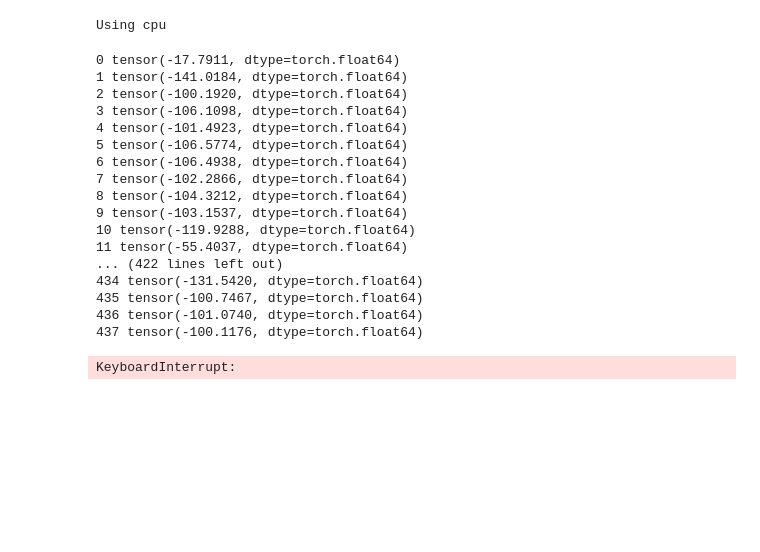
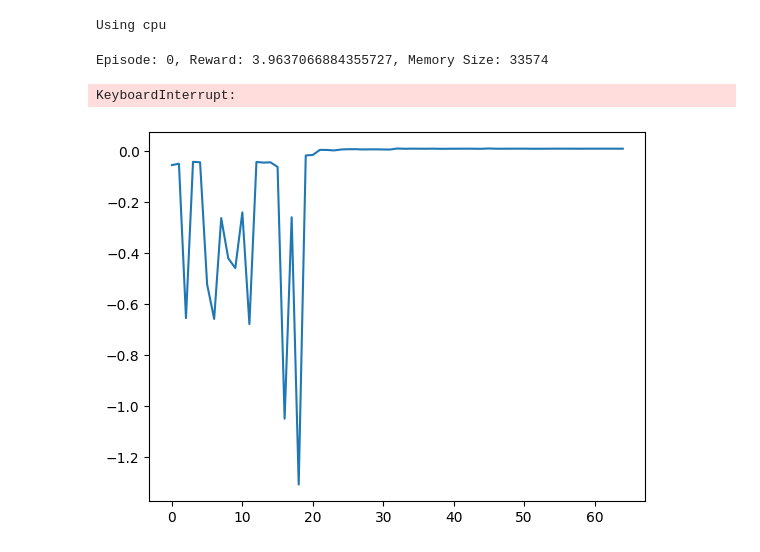
Before and after one commit to SamGuard/ReinforcementLearningCW2, a Jupyter notebook: main.ipynb, the cells around one changed output. Drawn from its saved outputs; the diff is of its cells as text; code cells hidden in the pictures; blank space fills up the shorter version.

```diff
--- a/main.ipynb
+++ b/main.ipynb
@@ -40,45 +41,37 @@ agent = agents.DDPG(24, 4)
 # %%
-env = gym.make("BipedalWalker-v3", hardcore=False) # , render_mode="human"
+env = gym.make("BipedalWalker-v3") # , render_mode="human"
 observation, info = env.reset(seed=27)
 steps_per_episode = 500 # T
 for episode in range(1000): # M
 
     action = [0, 0, 0, 0]
     rewards = 0
     step = 0
     while(step < steps_per_episode):
-        action = agent.choose_action(
-            env.action_space, observation
-        )  # this is where you would insert your policy
+        action = agent.choose_action(observation, env.action_space)  # this is where you would insert your policy
+
         observation, reward, terminated, truncated, info = env.step(action)
+
         rewards += reward
 
         agent.update(observation, reward, terminated, truncated)
         if terminated or truncated:
-            break
+            observation, info = env.reset()
+            action = [0, 0, 0, 0]
         step += 1
         #env.render()
     if episode % 10 == 0:
-        print(f"Episode: {episode}, Reward: {rewards}")
+        print(f"Episode: {episode}, Reward: {rewards}, Memory Size: {agent.memory.size}")
+    plt.clf()
+    plt.plot(np.array(scores) / steps_per_episode)
+    plt.savefig("training.png")
+    scores.append(rewards)
+
     observation, info = env.reset()
+    action = [0, 0, 0, 0]
     #control.reset()
 env.close()
 # %% [output]
-0 tensor(-17.7911, dtype=torch.float64)
-1 tensor(-141.0184, dtype=torch.float64)
-2 tensor(-100.1920, dtype=torch.float64)
-3 tensor(-106.1098, dtype=torch.float64)
-4 tensor(-101.4923, dtype=torch.float64)
-5 tensor(-106.5774, dtype=torch.float64)
-6 tensor(-106.4938, dtype=torch.float64)
-7 tensor(-102.2866, dtype=torch.float64)
-8 tensor(-104.3212, dtype=torch.float64)
-9 tensor(-103.1537, dtype=torch.float64)
-10 tensor(-119.9288, dtype=torch.float64)
-11 tensor(-55.4037, dtype=torch.float64)
-... (422 lines left out)
-434 tensor(-131.5420, dtype=torch.float64)
-435 tensor(-100.7467, dtype=torch.float64)
-436 tensor(-101.0740, dtype=torch.float64)
-437 tensor(-100.1176, dtype=torch.float64)
+Episode: 0, Reward: 3.9637066884355727, Memory Size: 33574
 KeyboardInterrupt:
+[figure, added]
```
Also changed, not shown: parts of 5 cells of this notebook, 2 other files.
